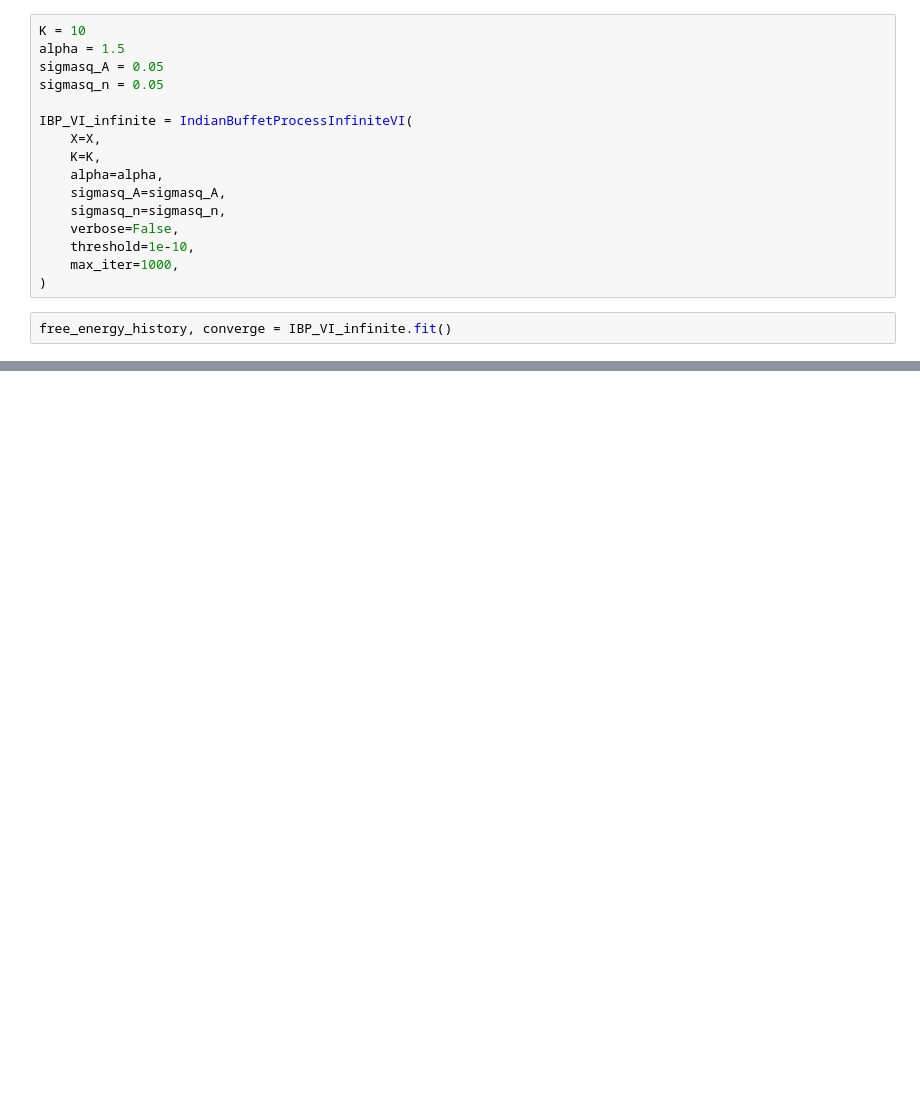
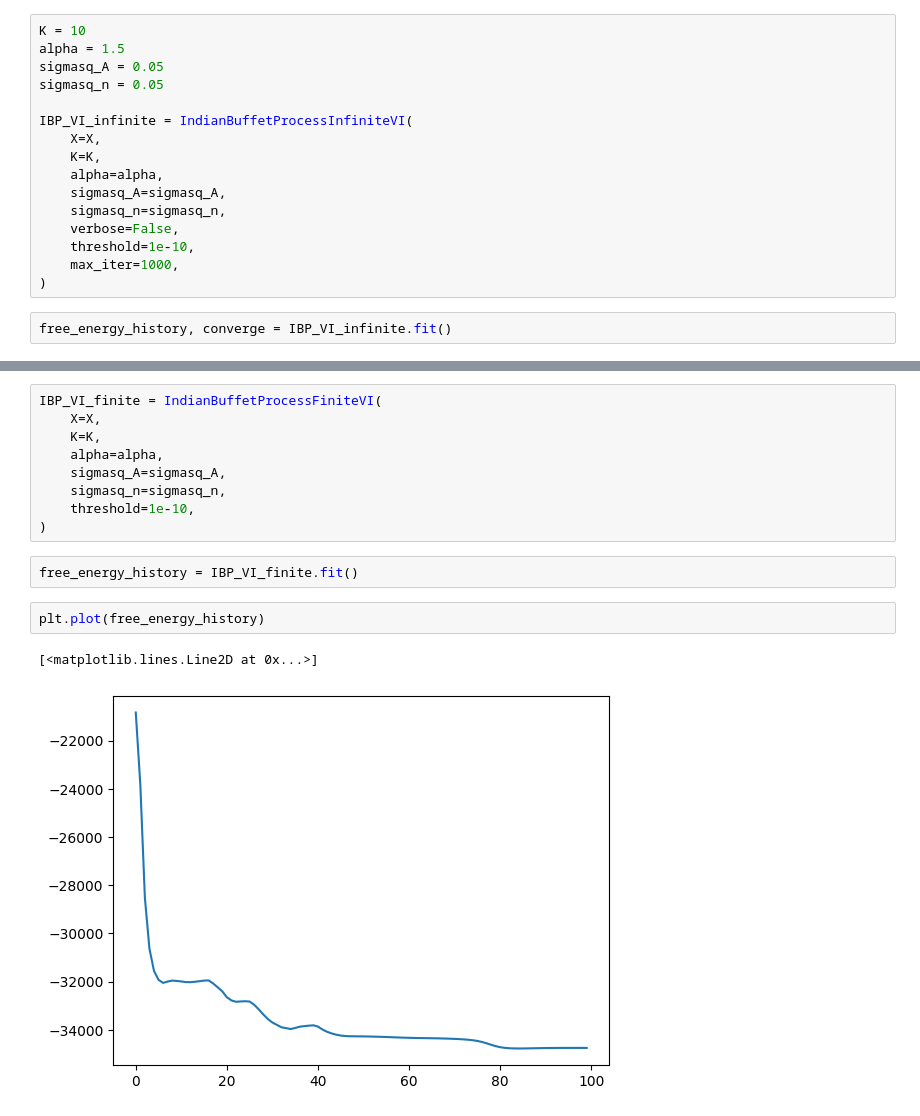
Before and after one commit to changmin-yu/IBP, a Jupyter notebook: examples/VI_playground.ipynb, the cells around one changed output, grey strips where cells are left out. Drawn from its saved outputs; the diff is of its cells as text; blank space fills up the shorter version.

Commit message:
Finite IBP with variational inference

```diff
--- a/examples/VI_playground.ipynb
+++ b/examples/VI_playground.ipynb
@@ -56,0 +68,16 @@ for i in range(K):
+# %%
+IBP_VI_finite = IndianBuffetProcessFiniteVI(
+    X=X,
+    K=K,
+    alpha=alpha,
+    sigmasq_A=sigmasq_A,
+    sigmasq_n=sigmasq_n,
+    threshold=1e-10,
+)
+# %%
+free_energy_history = IBP_VI_finite.fit()
+# %%
+plt.plot(free_energy_history)
+# %% [output]
+[<matplotlib.lines.Line2D at 0x...>]
+[figure, added]
```
Also changed, not shown: parts of 6 cells of this notebook, 1 other file.
